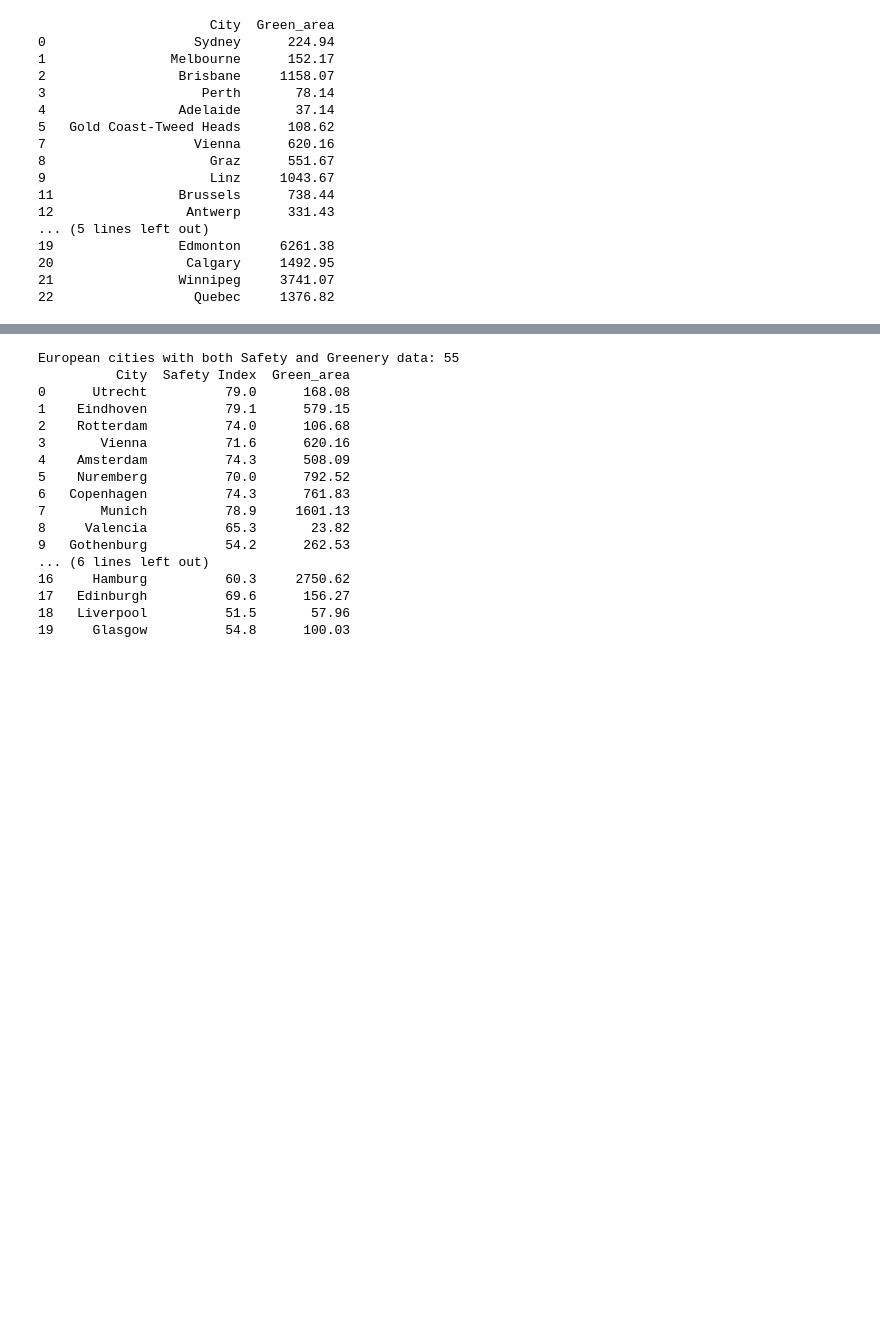
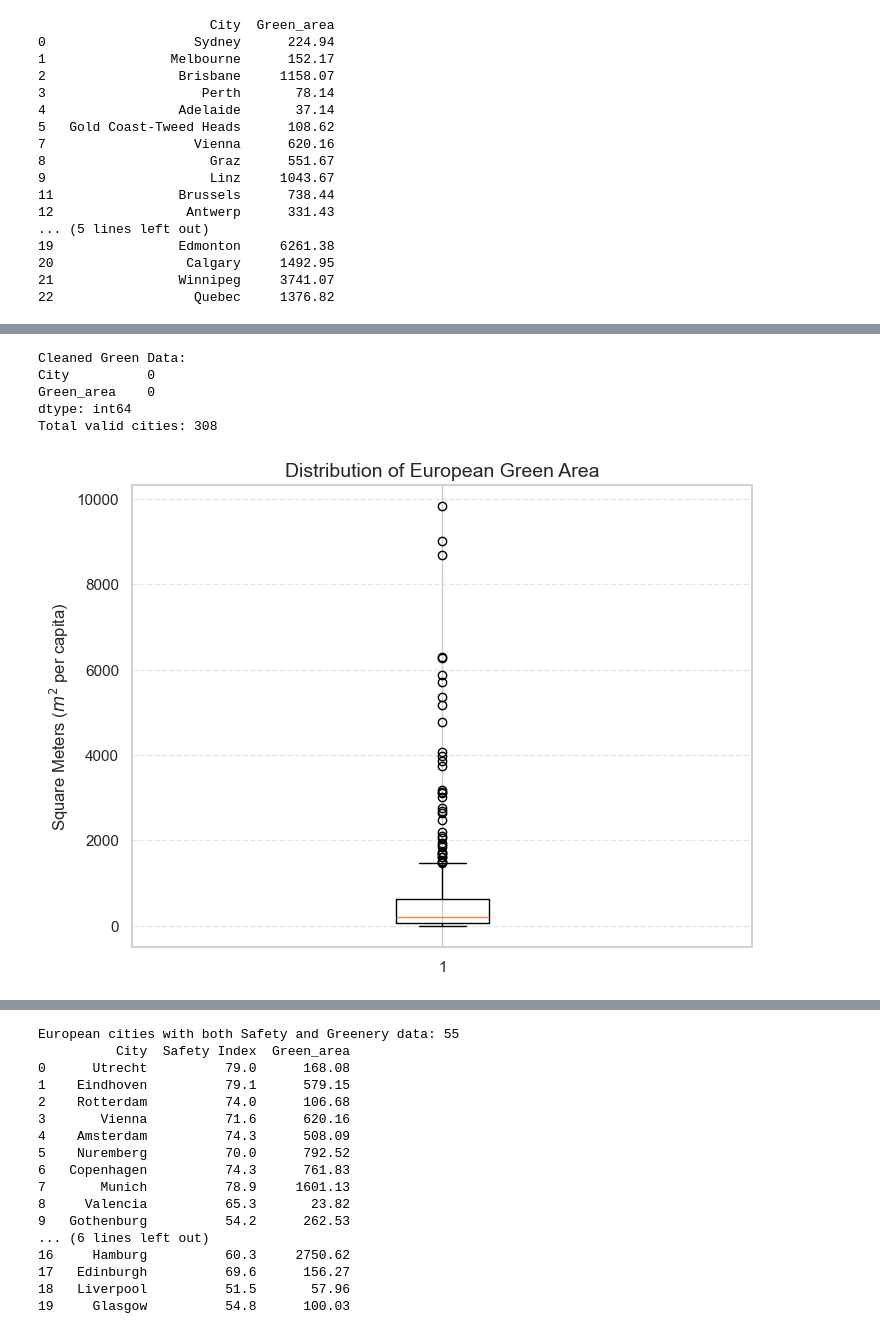
Before and after one commit to AoifeMurphy02/DAV_Specification_Index_Generation_and_Visualization, a Jupyter notebook: HGW_Index.ipynb, the cells around one changed output, grey strips where cells are left out. Saved outputs shown, nothing was run; the diff lists cells and outputs as text; code cells hidden in the pictures; blank space fills up the shorter version.

```diff
--- a/HGW_Index.ipynb
+++ b/HGW_Index.ipynb
@@ -140,0 +162,41 @@ print(df_hgw_green.head(20))
+# %%
+# Keep only the columns actually needed
+df_green = df_green[['City', 'Green_area']].copy()
+
+# 2. Drop rows that are completely empty or missing the City name
+df_green = df_green.dropna(subset=['City', 'Green_area'])
+
+# 3. Clean up the City names for better matching later
+df_green['City'] = df_green['City'].str.strip()
+
+print("Cleaned Green Data:")
+print(df_green.isnull().sum())
+print(f"Total valid cities: {len(df_green)}")
+# %% [output]
+Cleaned Green Data:
+City          0
+Green_area    0
+dtype: int64
+Total valid cities: 308
+# %%
+import matplotlib.pyplot as plt
+import pandas as pd
+
+# Force the column to be numeric, turning any leftover '..' or ' ' into NaN
+df_green['Green_area'] = pd.to_numeric(df_green['Green_area'], errors='coerce')
+
+# Create a clean series for the plot (removing NaNs)
+plot_data = df_green['Green_area'].dropna()
+
+# Plotting
+plt.figure(figsize=(8, 6))
+plt.boxplot(plot_data)
+
+# Labels
+plt.title('Distribution of European Green Area', fontsize=14)
+plt.ylabel('Square Meters ($m^2$ per capita)', fontsize=12)
+plt.grid(axis='y', linestyle='--', alpha=0.5)
+
+plt.show()
+# %% [output]
+[figure, added]
```
Also changed, not shown: parts of 9 cells of this notebook.
